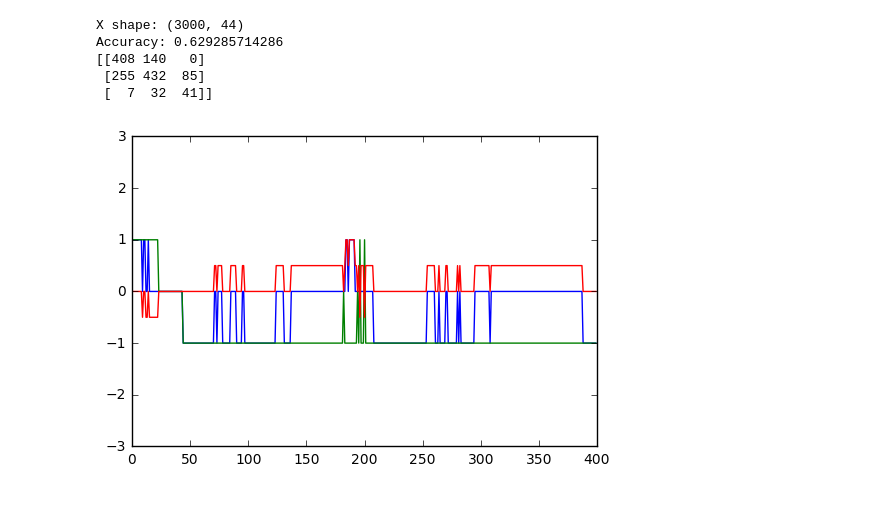
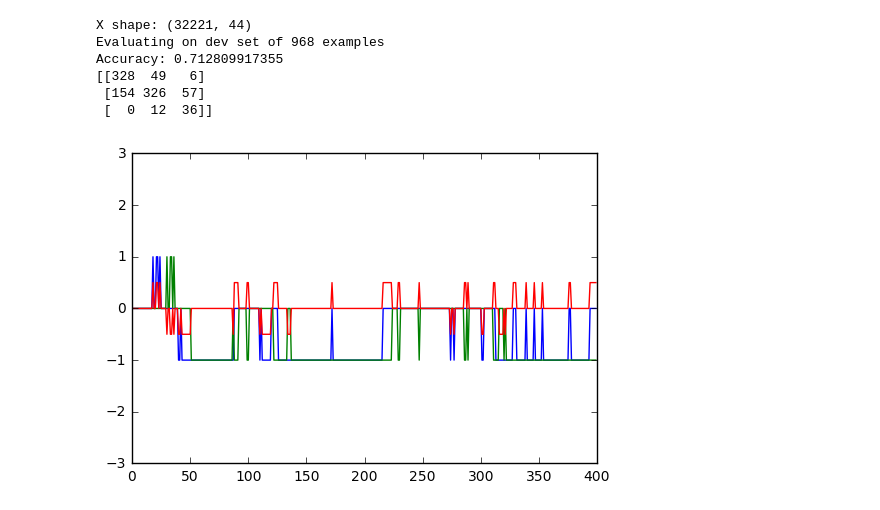
Before and after one commit to cer446/Intro-to-DS-CitiBike-Term-Project, a Jupyter notebook: LogReg.ipynb, the cells around one changed output. Cells and saved outputs as stored; diff of their text form; code cells hidden in the pictures.

```diff
--- a/LogReg.ipynb
+++ b/LogReg.ipynb
@@ -405,0 +176,7 @@ Accuracy: 0.694285714286
+# %%
+# Add in data from PS south (517) - capacity 59
+def read_more_data(station_id):
+    return project_env.load_split_bucket(station_id, target='y_60m')
+
+more = read_more_data(446)
+more['train'][0].describe().T
@@ -405,0 +201,4 @@ Accuracy: 0.694285714286
+# %%
+appended = project_env.merge_training(data, more)
+
+a_logreg, a_scaler = do_logreg(appended)
@@ -405,0 +213,11 @@ Accuracy: 0.694285714286
+# %%
+# Go nuts with adding more training data.
+station_ids_to_concat = [446, 320, 3263, 285, 435, 477]
+station_ids_data = [read_more_data(sid) for sid in station_ids_to_concat]
+# %%
+app_len = len(appended['train'][0])
+more_appended = appended
+for df in station_ids_data:
+    more_appended = project_env.merge_training(more_appended, df)
+
+assert len(appended['train'][0]) == app_len
@@ -406,12 +234,13 @@ Accuracy: 0.694285714286
 # %%
-sq, scl = do_logreg(as_training_X, as_training_y, dev_X, dev_y, squares=True)
+sq, scl = do_logreg(more_appended, squares=True)
 # %% [output]
-X shape: (3000, 44)
-Accuracy: 0.629285714286
-[[408 140   0]
- [255 432  85]
- [  7  32  41]]
+X shape: (32221, 44)
+Evaluating on dev set of 968 examples
+Accuracy: 0.712809917355
+[[328  49   6]
+ [154 326  57]
+ [  0  12  36]]
-[figure, old version]
+[figure, new version]
 # %%
 coefs = pd.DataFrame(sq.coef_.T, columns=['empty', 'intermediate', 'full'])
 coefs['feature_name'] = list(training_X.columns) + [f + '^2' for f in training_X.columns]
```
Also changed, not shown: parts of 22 cells of this notebook, 1 other file.
